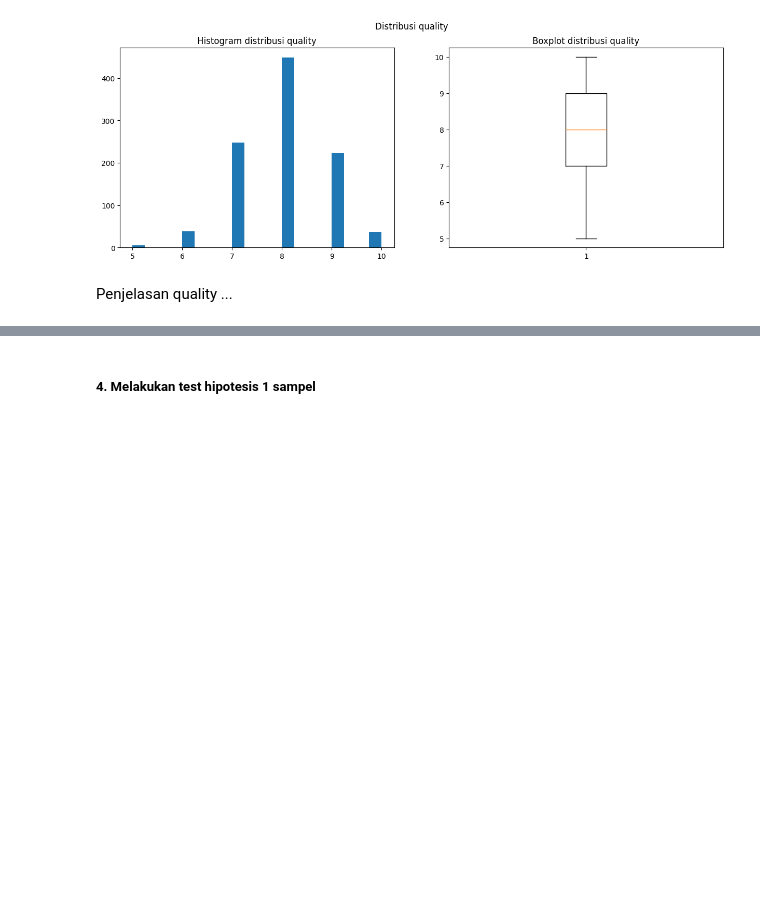
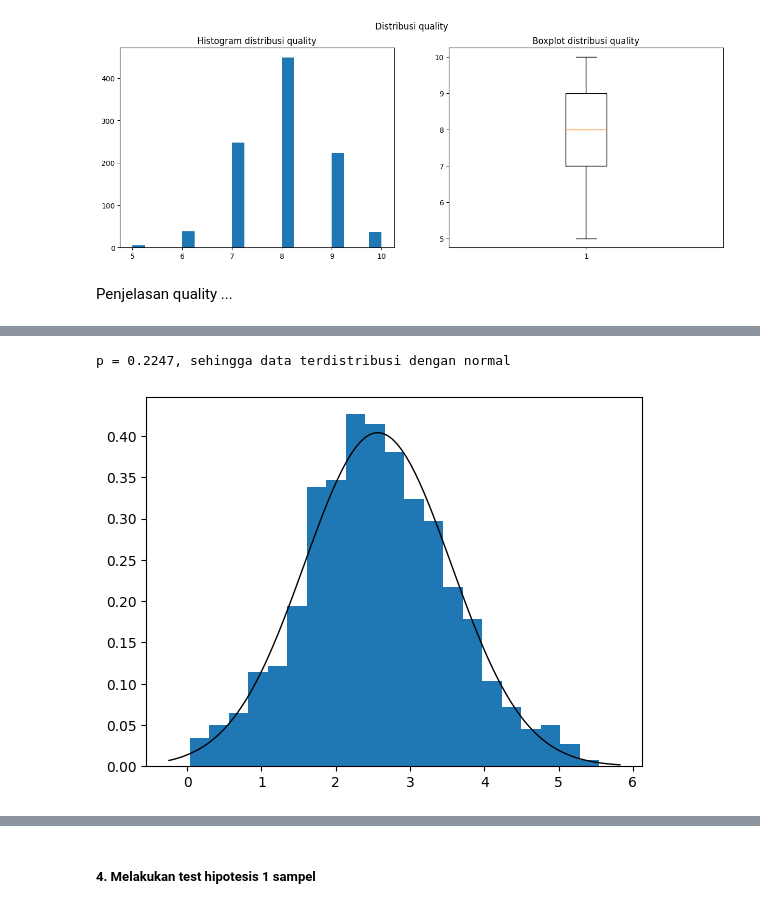
Before and after one commit to febryanarota/Tugas-Besar-Probstat, a Jupyter notebook: main.ipynb, the cells around one changed output, grey strips where cells are left out. Cells and saved outputs as stored; diff of their text form; code cells hidden in the pictures; blank space fills up the shorter version.

```diff
--- a/main.ipynb
+++ b/main.ipynb
@@ -160,0 +189,5 @@ Penjelasan quality ...
+# %%
+normalityTest(df["residual sugar"])
+# %% [output]
+p = 0.2247, sehingga data terdistribusi dengan normal
+[figure, added]
```
Also changed, not shown: parts of 15 cells of this notebook.
